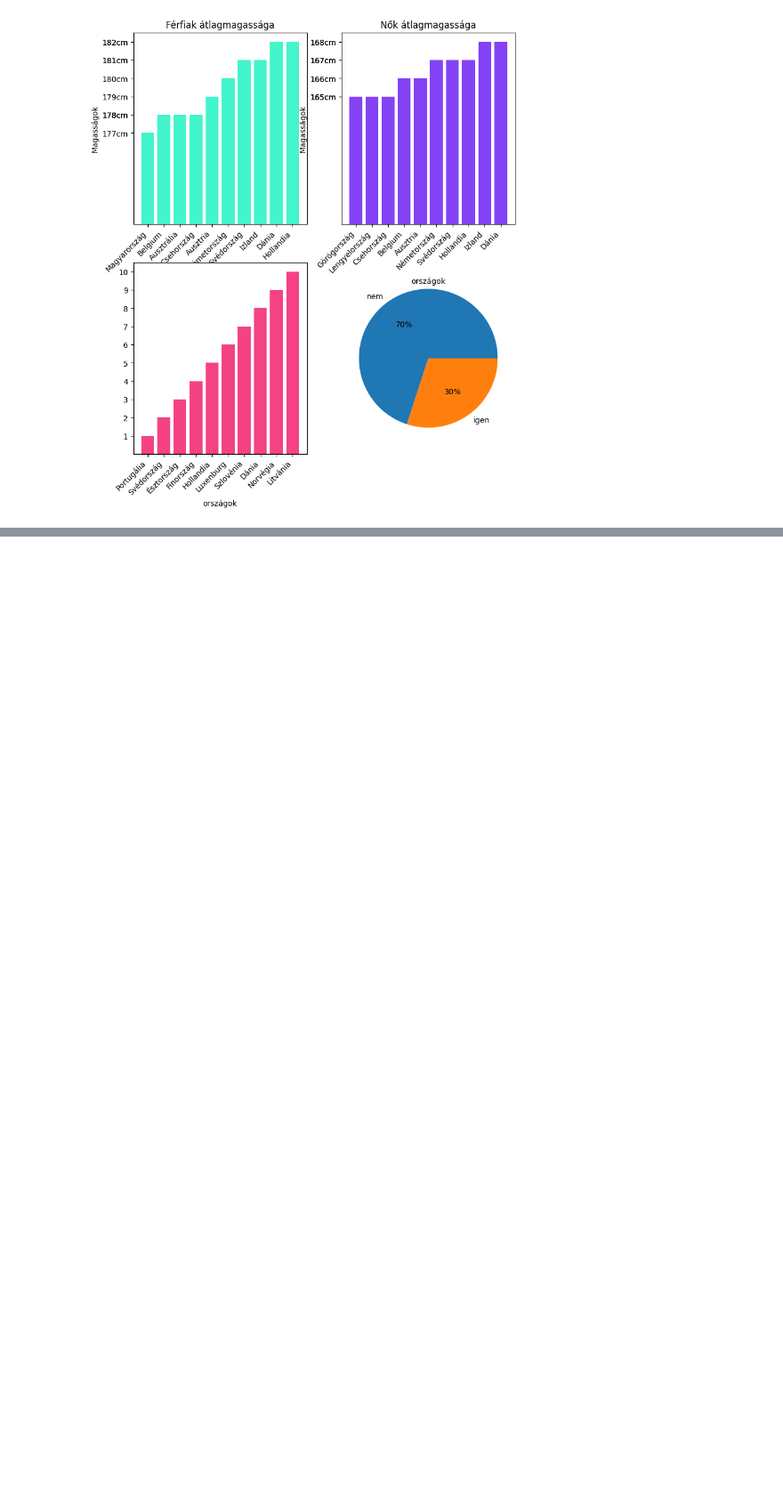
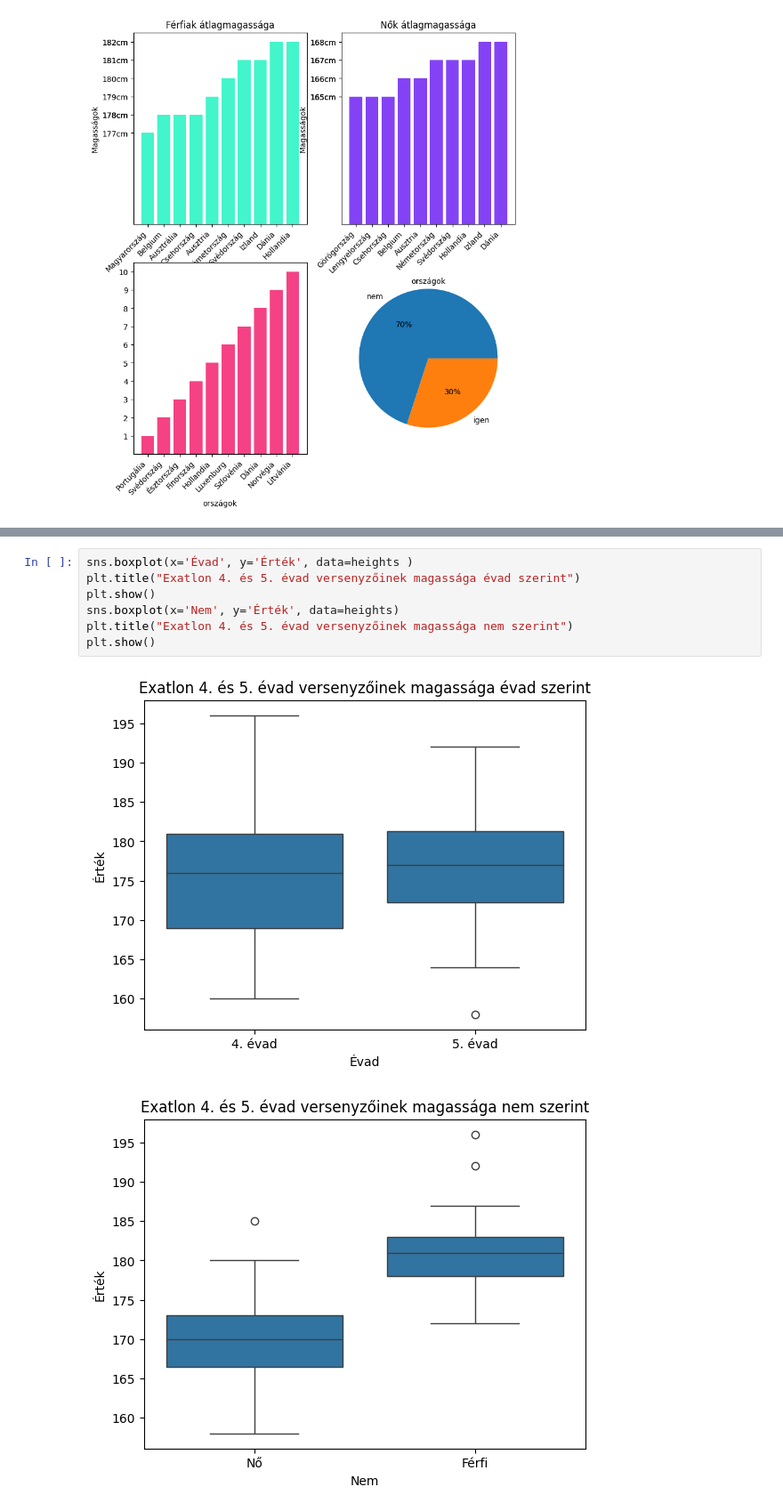
Before and after one commit to virag44/2026_matprog_projekt, a Jupyter notebook: Projekt.ipynb, the cells around one changed output, grey strips where cells are left out. Shown at 89% size. Saved outputs shown, nothing was run; the diff lists cells and outputs as text; blank space fills up the shorter version.

```diff
--- a/Projekt.ipynb
+++ b/Projekt.ipynb
@@ -112,0 +117,10 @@ plt.show()
+# %%
+sns.boxplot(x='Évad', y='Érték', data=heights )
+plt.title("Exatlon 4. és 5. évad versenyzőinek magassága évad szerint")
+plt.show()
+sns.boxplot(x='Nem', y='Érték', data=heights)
+plt.title("Exatlon 4. és 5. évad versenyzőinek magassága nem szerint")
+plt.show()
+# %% [output]
+[figure, added]
+[figure, added]
```
Also changed, not shown: parts of 4 cells of this notebook.
